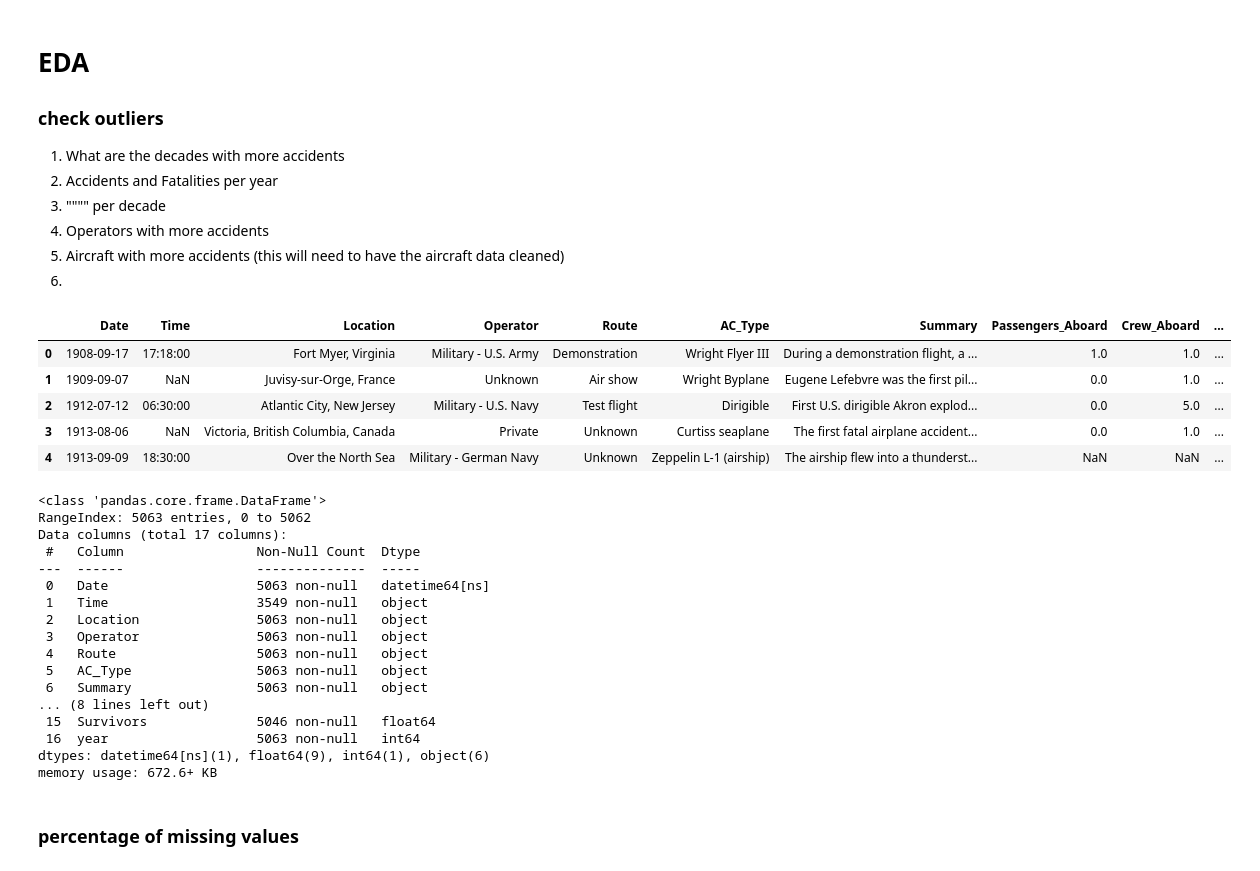
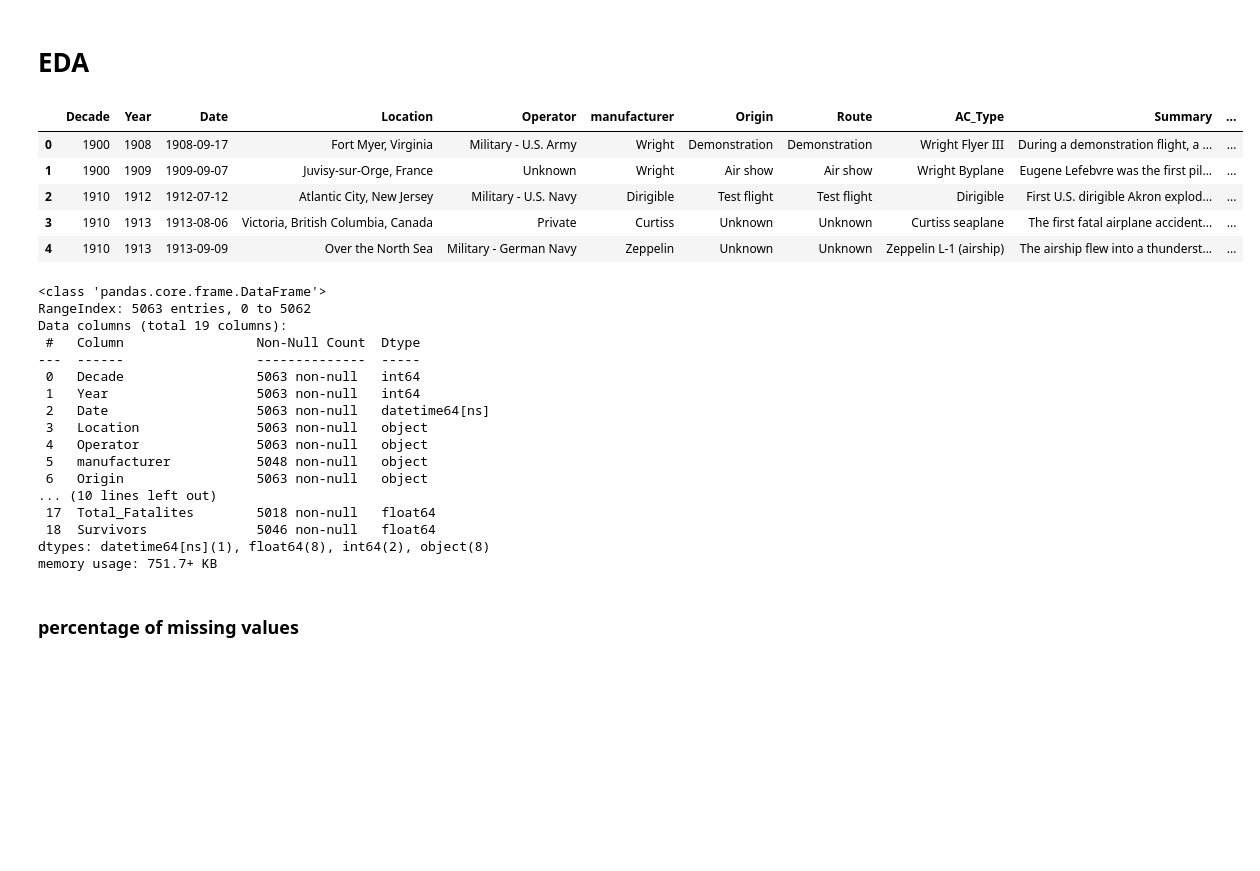
Before and after one commit to marxio09dio/Airplanes-Crashes-Study, a Jupyter notebook: eda.ipynb, the cells around one changed output. Cells and saved outputs as stored; diff of their text form; code cells hidden in the pictures; blank space fills up the shorter version.

```diff
--- a/eda.ipynb
+++ b/eda.ipynb
@@ -1,48 +1,40 @@
-# %% [markdown]
-# EDA
-
-### check outliers
-1. What are the decades with more accidents
-2. Accidents and Fatalities per year
-3. """" per decade
-4. Operators with more accidents
-5. Aircraft with more accidents (this will need to have the aircraft data cleaned)
-6.
+# %% [markdown]
+# EDA
 # %%
 import pandas as pd
 import seaborn as sn
 import matplotlib.pyplot as plt
 import seaborn as sns
 # %%
-df = pd.read_excel('plane_crash_info_cleaned.xlsx')
+df = pd.read_excel('Data/plane_crash_info_cleaned.xlsx')
 df.head()
 # %% [output]
-|  | Date | Time | Location | Operator | Route | AC_Type | Summary | Passengers_Aboard | Crew_Aboard | ... |
-| 0 | 1908-09-17 | 17:18:00 | Fort Myer, Virginia | Military - U.S. Army | Demonstration | Wright Flyer III | During a demonstration flight, a ... | 1.0 | 1.0 | ... |
-| 1 | 1909-09-07 | NaN | Juvisy-sur-Orge, France | Unknown | Air show | Wright Byplane | Eugene Lefebvre was the first pil... | 0.0 | 1.0 | ... |
-| 2 | 1912-07-12 | 06:30:00 | Atlantic City, New Jersey | Military - U.S. Navy | Test flight | Dirigible | First U.S. dirigible Akron explod... | 0.0 | 5.0 | ... |
-| 3 | 1913-08-06 | NaN | Victoria, British Columbia, Canada | Private | Unknown | Curtiss seaplane | The first fatal airplane accident... | 0.0 | 1.0 | ... |
-| 4 | 1913-09-09 | 18:30:00 | Over the North Sea | Military - German Navy | Unknown | Zeppelin L-1 (airship) | The airship flew into a thunderst... | NaN | NaN | ... |
+|  | Decade | Year | Date | Location | Operator | manufacturer | Origin | Route | AC_Type | Summary | ... |
+| 0 | 1900 | 1908 | 1908-09-17 | Fort Myer, Virginia | Military - U.S. Army | Wright | Demonstration | Demonstration | Wright Flyer III | During a demonstration flight, a ... | ... |
+| 1 | 1900 | 1909 | 1909-09-07 | Juvisy-sur-Orge, France | Unknown | Wright | Air show | Air show | Wright Byplane | Eugene Lefebvre was the first pil... | ... |
+| 2 | 1910 | 1912 | 1912-07-12 | Atlantic City, New Jersey | Military - U.S. Navy | Dirigible | Test flight | Test flight | Dirigible | First U.S. dirigible Akron explod... | ... |
+| 3 | 1910 | 1913 | 1913-08-06 | Victoria, British Columbia, Canada | Private | Curtiss | Unknown | Unknown | Curtiss seaplane | The first fatal airplane accident... | ... |
+| 4 | 1910 | 1913 | 1913-09-09 | Over the North Sea | Military - German Navy | Zeppelin | Unknown | Unknown | Zeppelin L-1 (airship) | The airship flew into a thunderst... | ... |
 # %%
 df.info()
 # %% [output]
 <class 'pandas.core.frame.DataFrame'>
 RangeIndex: 5063 entries, 0 to 5062
-Data columns (total 17 columns):
+Data columns (total 19 columns):
  #   Column                 Non-Null Count  Dtype
 ---  ------                 --------------  -----
- 0   Date                   5063 non-null   datetime64[ns]
- 1   Time                   3549 non-null   object
- 2   Location               5063 non-null   object
- 3   Operator               5063 non-null   object
- 4   Route                  5063 non-null   object
- 5   AC_Type                5063 non-null   object
- 6   Summary                5063 non-null   object
-... (8 lines left out)
- 15  Survivors              5046 non-null   float64
- 16  year                   5063 non-null   int64
-dtypes: datetime64[ns](1), float64(9), int64(1), object(6)
-memory usage: 672.6+ KB
+ 0   Decade                 5063 non-null   int64
+ 1   Year                   5063 non-null   int64
+ 2   Date                   5063 non-null   datetime64[ns]
+ 3   Location               5063 non-null   object
+ 4   Operator               5063 non-null   object
+ 5   manufacturer           5048 non-null   object
+ 6   Origin                 5063 non-null   object
+... (10 lines left out)
+ 17  Total_Fatalites        5018 non-null   float64
+ 18  Survivors              5046 non-null   float64
+dtypes: datetime64[ns](1), float64(8), int64(2), object(8)
+memory usage: 751.7+ KB
 # %% [markdown]
 ### percentage of missing values
 # %%
```
Also changed, not shown: parts of 15 cells of this notebook.
